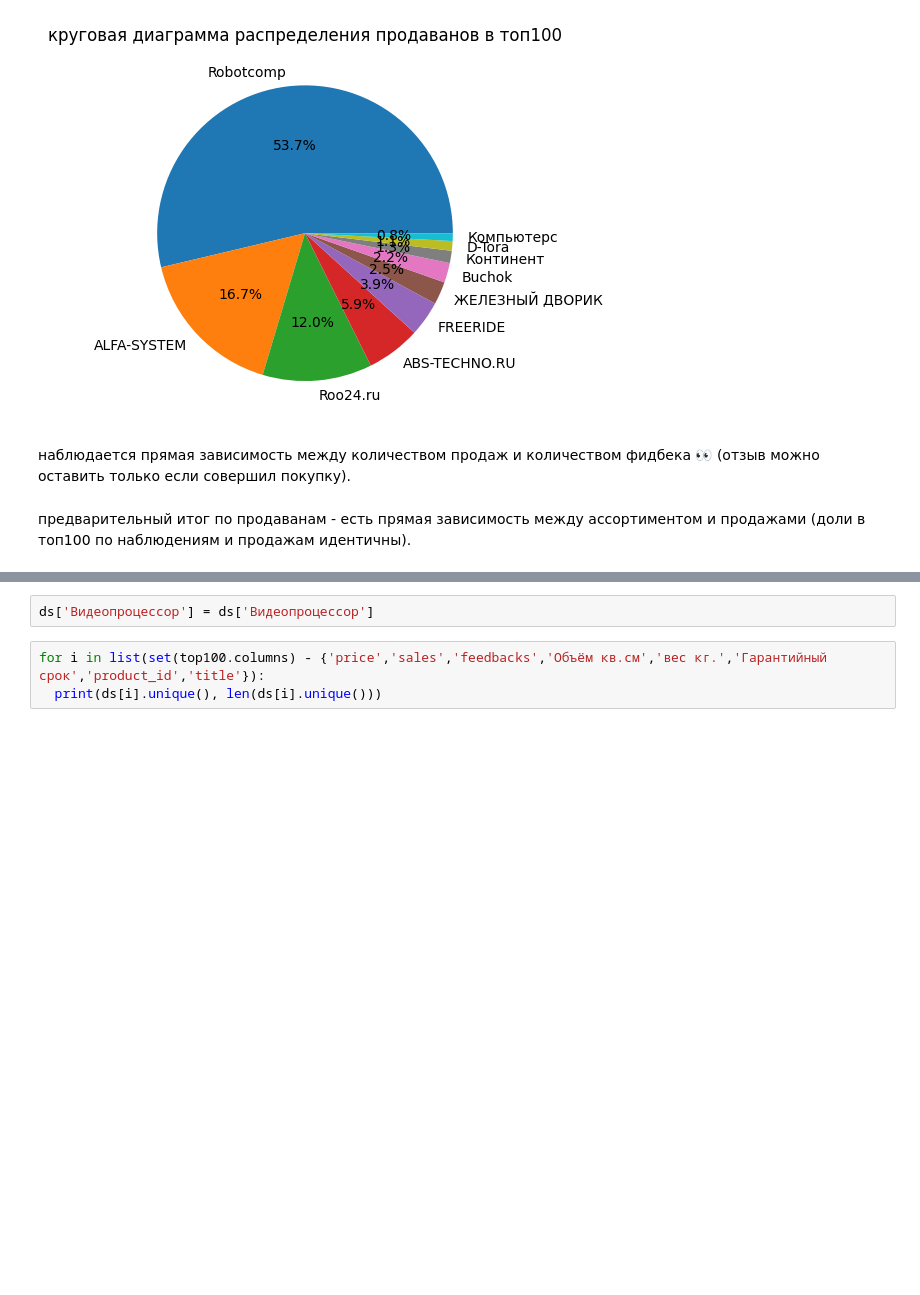
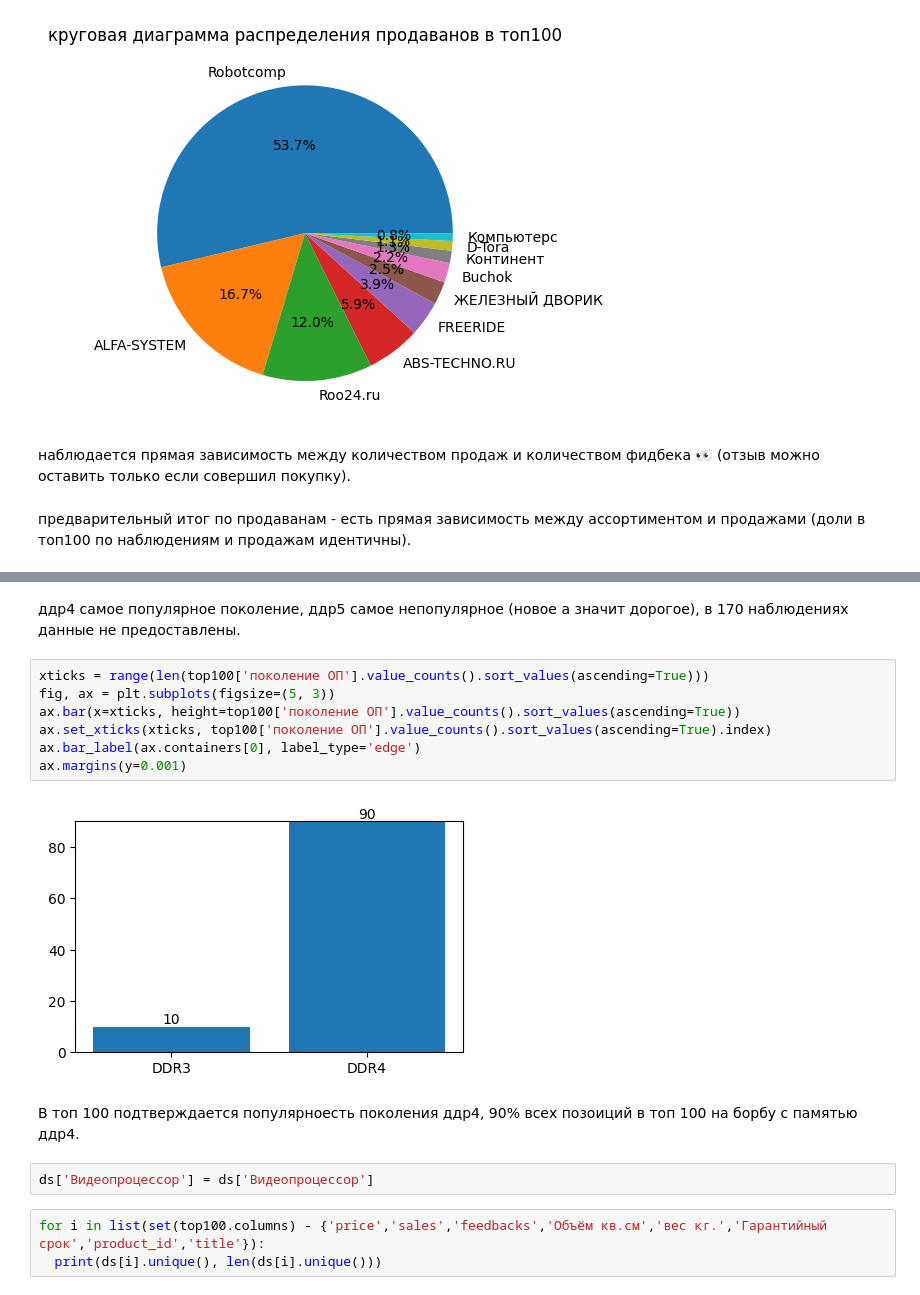
Before and after one commit to EZSib/data_-analytics2023, a Jupyter notebook: practice_eda_Efim.ipynb, the cells around one changed output, grey strips where cells are left out. Cells and saved outputs as stored; diff of their text form; blank space fills up the shorter version.

```diff
--- a/practice_eda_Efim.ipynb
+++ b/practice_eda_Efim.ipynb
@@ -1248,3 +1264,16 @@ plt.show()
+# %% [markdown]
+ддр4 самое популярное поколение, ддр5 самое непопулярное (новое а значит дорогое), в 170 наблюдениях данные не предоставлены.
+# %%
+xticks = range(len(top100['поколение ОП'].value_counts().sort_values(ascending=True)))
+fig, ax = plt.subplots(figsize=(5, 3))
+ax.bar(x=xticks, height=top100['поколение ОП'].value_counts().sort_values(ascending=True))
+ax.set_xticks(xticks, top100['поколение ОП'].value_counts().sort_values(ascending=True).index)
+ax.bar_label(ax.containers[0], label_type='edge')
+ax.margins(y=0.001)
+# %% [output]
+[figure, added]
+# %% [markdown]
+В топ 100 подтверждается популярноесть поколения ддр4, 90% всех позоиций в топ 100 на борбу с памятью ддр4.
 # %%
 ds['Видеопроцессор'] = ds['Видеопроцессор']
 # %%
```
Also changed, not shown: parts of 2 cells of this notebook.
